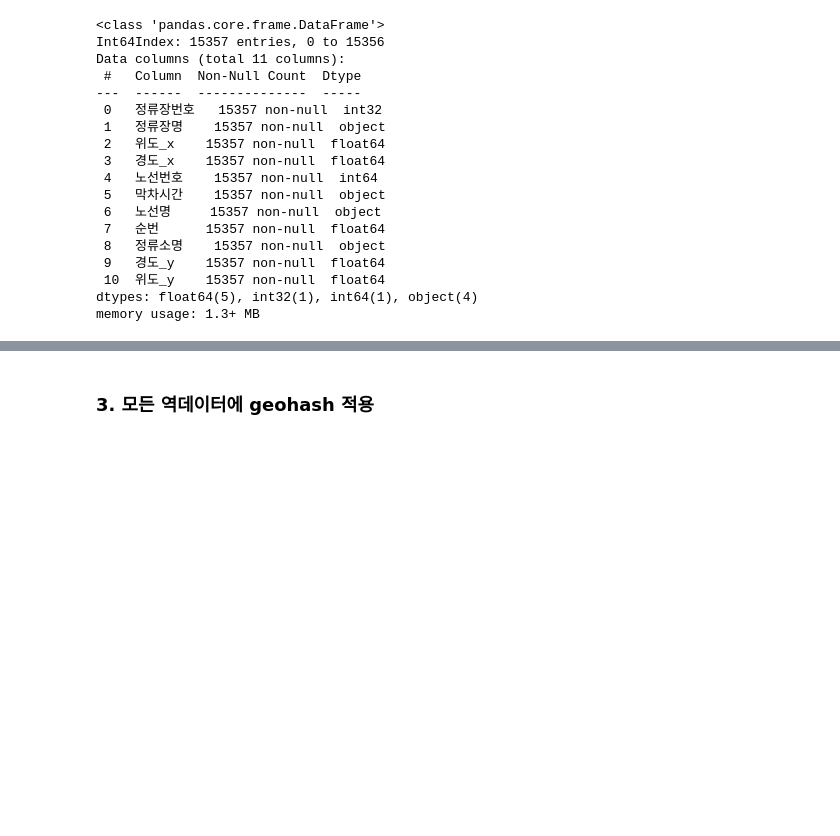
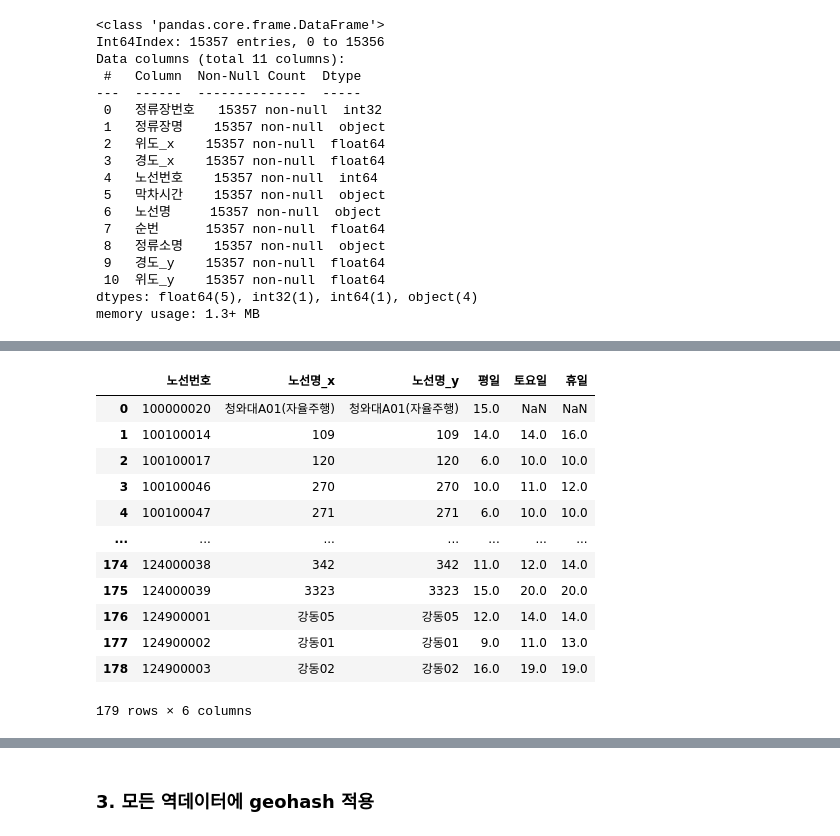
Before and after one commit to 23-1-CauCapstone-Team3/DataPreprocessing, a Jupyter notebook: hub/station.ipynb, the cells around one changed output, grey strips where cells are left out. Saved outputs shown, nothing was run; the diff lists cells and outputs as text; code cells hidden in the pictures; blank space fills up the shorter version.

```diff
--- a/hub/station.ipynb
+++ b/hub/station.ipynb
@@ -459,0 +463,6 @@ result_bus_time_2.to_csv('result_bus_per_station.csv',
+# %%
+bus_term = pd.read_csv('../bus/bus_term.csv', encoding='cp949')
+bus_term = bus_term.rename(columns={
+                           "route_name": "노선명", "route_id": "노선번호", "day": "평일", "sat": "토요일", "sun_holiday": "휴일"})
+
+bus_term
@@ -459,0 +483,8 @@ result_bus_time_2.to_csv('result_bus_per_station.csv',
+# %%
+temp_time = result_bus_time.copy()
+temp_time = temp_time.drop(
+    columns=["정류장번호", "막차시간", "순번", "정류소명", "경도", "위도"])
+temp_time = temp_time.drop_duplicates()
+temp_time = temp_time.reset_index(drop=True)
+
+temp_time
@@ -459,0 +505,18 @@ result_bus_time_2.to_csv('result_bus_per_station.csv',
+# %%
+result_bus_term = pd.merge(temp_time, bus_term, on=["노선번호"], how="left")
+
+result_bus_term
+# %% [output]
+|  | 노선번호 | 노선명_x | 노선명_y | 평일 | 토요일 | 휴일 |
+| 0 | 100000020 | 청와대A01(자율주행) | 청와대A01(자율주행) | 15.0 | NaN | NaN |
+| 1 | 100100014 | 109 | 109 | 14.0 | 14.0 | 16.0 |
+| 2 | 100100017 | 120 | 120 | 6.0 | 10.0 | 10.0 |
+| 3 | 100100046 | 270 | 270 | 10.0 | 11.0 | 12.0 |
+| 4 | 100100047 | 271 | 271 | 6.0 | 10.0 | 10.0 |
+| ... | ... | ... | ... | ... | ... | ... |
+| 174 | 124000038 | 342 | 342 | 11.0 | 12.0 | 14.0 |
+| 175 | 124000039 | 3323 | 3323 | 15.0 | 20.0 | 20.0 |
+| 176 | 124900001 | 강동05 | 강동05 | 12.0 | 14.0 | 14.0 |
+| 177 | 124900002 | 강동01 | 강동01 | 9.0 | 11.0 | 13.0 |
+| 178 | 124900003 | 강동02 | 강동02 | 16.0 | 19.0 | 19.0 |
+179 rows × 6 columns
```
Also changed, not shown: parts of 14 cells of this notebook, 3 other files.
